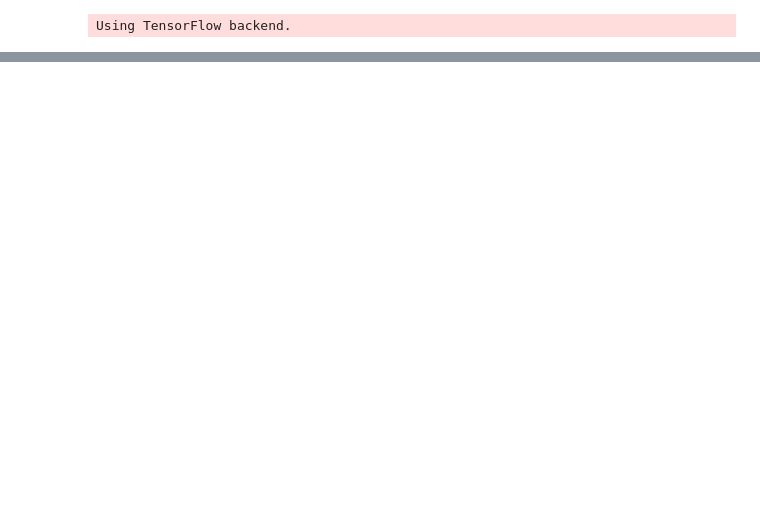
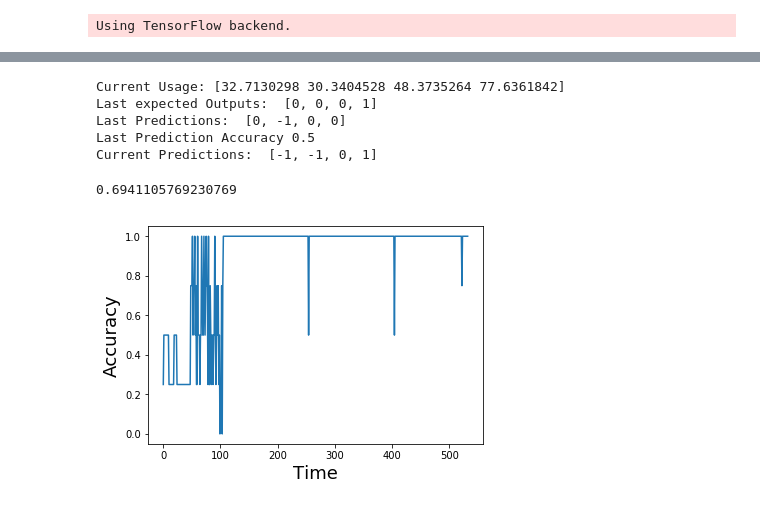
Before and after one commit to yuhang-lin/deepRL-autoscaling, a Jupyter notebook: algorithm/MainPredict.ipynb, the cells around one changed output, grey strips where cells are left out. Saved outputs shown, nothing was run; the diff lists cells and outputs as text; code cells hidden in the pictures; blank space fills up the shorter version.

```diff
--- a/algorithm/MainPredict.ipynb
+++ b/algorithm/MainPredict.ipynb
@@ -367,0 +474,8 @@ JSONDecodeError: Expecting value: line 1 column 1 (char 0)
+# %%
+sched.shutdown() # shutdown the scheduler
+# %% [output]
+Current Usage: [32.7130298 30.3404528 48.3735264 77.6361842]
+Last expected Outputs:  [0, 0, 0, 1]
+Last Predictions:  [0, -1, 0, 0]
+Last Prediction Accuracy 0.5
+Current Predictions:  [-1, -1, 0, 1]
@@ -392,0 +513,8 @@ np.zeros(5)
+# %%
+print(sum(test.accuracy_list) / len(test.accuracy_list))
+# %% [output]
+0.6941105769230769
+# %%
+plot_line_graph(test.accuracy_list)
+# %% [output]
+[figure, added]
```
Also changed, not shown: parts of 14 cells of this notebook, 56 other files.
